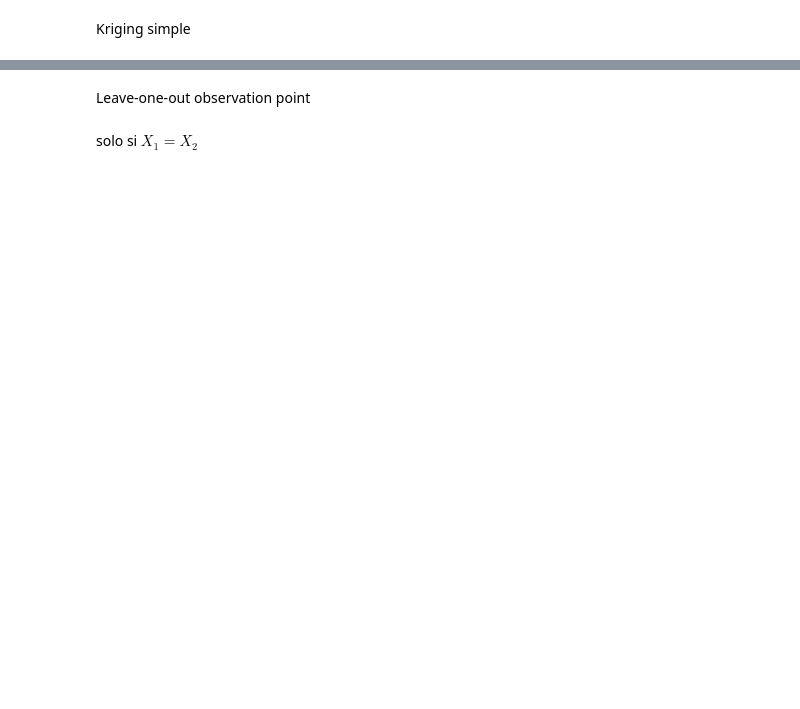
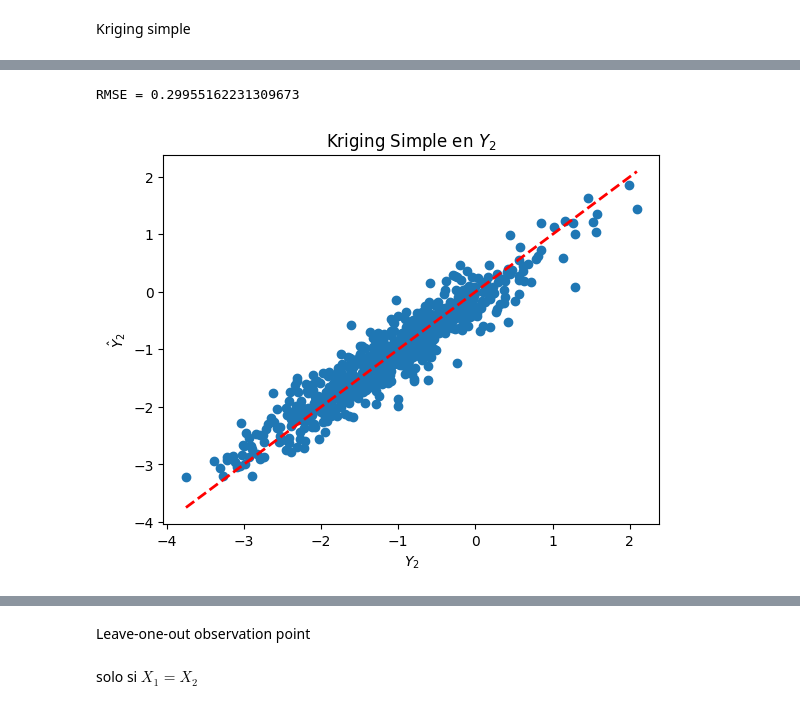
Before and after one commit to AlejandroVillazonG/NestedCoKriging, a Jupyter notebook: 2 co-kriging.ipynb, the cells around one changed output, grey strips where cells are left out. Drawn from its saved outputs; the diff is of its cells as text; code cells hidden in the pictures; blank space fills up the shorter version.

```diff
--- a/2 co-kriging.ipynb
+++ b/2 co-kriging.ipynb
@@ -153,0 +169,12 @@ plt.ylabel('Y_pred');
+# %%
+Y_pred = leave_one_out_univariate(X_2, Y_2, sigma_2, matern_2)
+
+RMSE = root_mean_squared_error(Y_2, Y_pred)
+print(f'{RMSE = }')
+
+scatterplot(Y_2, Y_pred, title=r'Kriging Simple en $Y_2$', xlabel=r'$Y_2$', ylabel=r'$\hat{Y}_2$')
+
+results.append(('Kriging simple Y_2', np.nan, RMSE))
+# %% [output]
+RMSE = 0.29955162231309673
+[figure, added]
```
Also changed, not shown: parts of 37 cells of this notebook.
